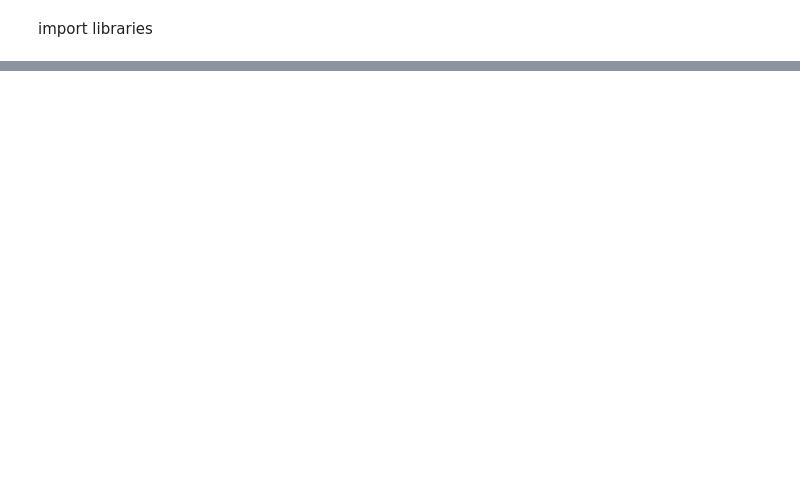
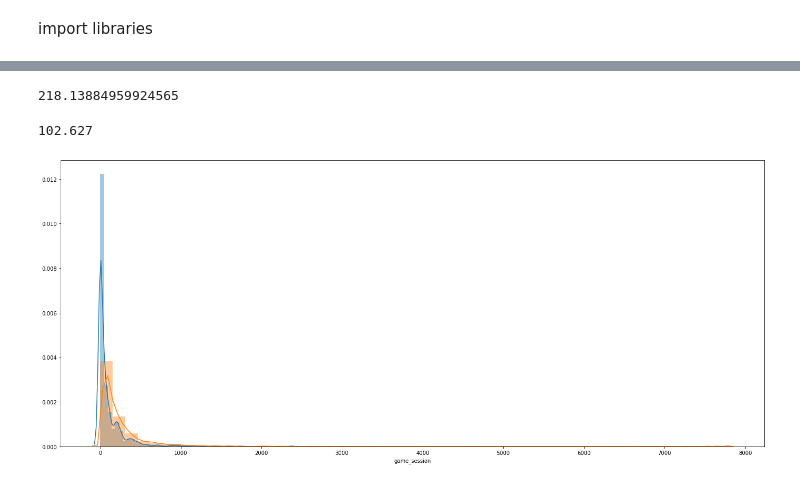
Before and after one commit to yaoyaoustc/Kaggle, a Jupyter notebook: 0106_dsbowl/part1.ipynb, the cells around one changed output, grey strips where cells are left out. Cells and saved outputs as stored; diff of their text form; code cells hidden in the pictures; blank space fills up the shorter version.

```diff
--- a/0106_dsbowl/part1.ipynb
+++ b/0106_dsbowl/part1.ipynb
@@ -13,3 +13,5 @@ with open('specs.csv') as f:
     specs = pd.read_csv(f)
 with open('train_labels.csv') as f:
     train_labels = pd.read_csv(f)
+with open('train.csv') as f:
+    train = pd.read_csv(f)
@@ -19,0 +18,3 @@ specs['info'][0]
+# %%
+with open('test.csv') as f:
+    testset = pd.read_csv(f)
@@ -19,0 +237,21 @@ specs['info'][0]
+# %%
+plotdata = testset[testset['type'] == 'Assessment'].groupby('installation_id')['game_session'].count().to_frame()
+plotdata = plotdata.reset_index()
+plotdata2 = temp.groupby('installation_id')['game_session'].count().to_frame()
+plotdata2 = plotdata2.reset_index()
+
+
+# plot the distribution of number of game_sessions
+plotdata2.game_session.mean()
+fig, ax = plt.subplots(figsize=(24,10))
+ax = sns.distplot(plotdata.game_session)
+ax = sns.distplot(plotdata2.game_session)
+# plot the distribution of number of game_sessions
+plotdata.game_session.mean()
+# average of 102
+# is this distribution the same in the trainset?
+# well, almost similiar,but training set have much more examples with close to few game sessions.
+# %% [output]
+218.13884959924565
+102.627
+[figure, added]
```
Also changed, not shown: parts of 43 cells of this notebook, 1 other file.
